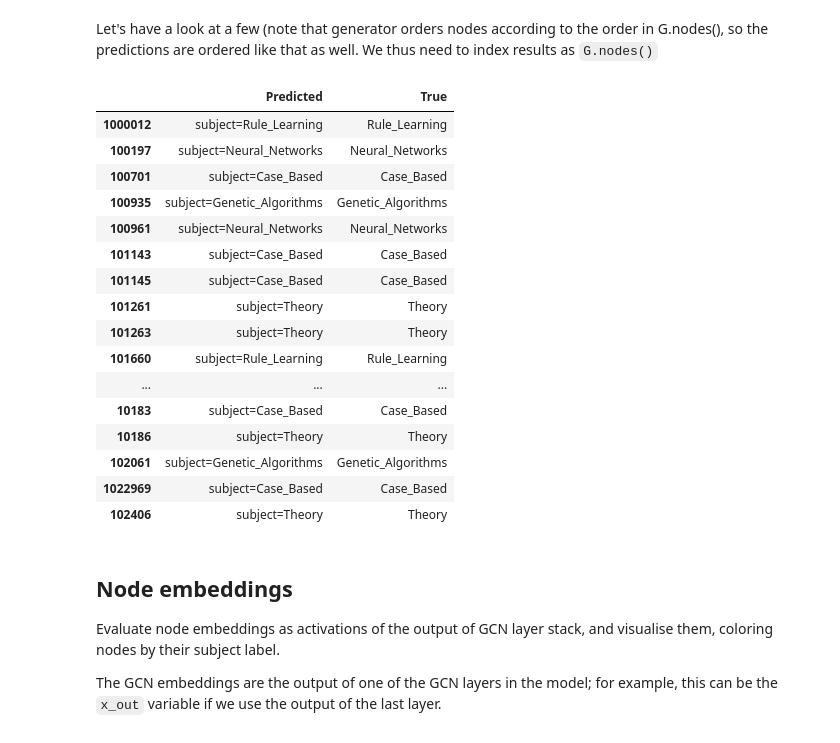
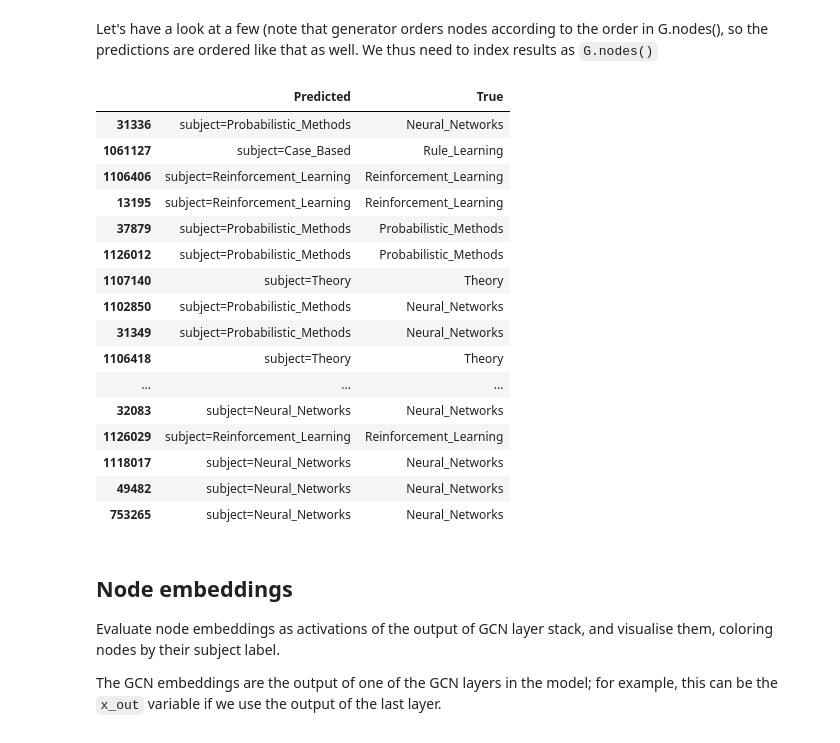
Before and after one commit to stellargraph/stellar-practical-ml-on-graphs, a Jupyter notebook: notebooks/gcn-node-classification.ipynb, the cells around one changed output. Drawn from its saved outputs; the diff is of its cells as text; code cells hidden in the pictures.

```diff
--- a/notebooks/gcn-node-classification.ipynb
+++ b/notebooks/gcn-node-classification.ipynb
@@ -215,7 +219,7 @@ model = Model(inputs=x_inp, outputs=predictions)
 model.compile(
     optimizer=optimizers.Adam(lr=0.005),
     loss=losses.categorical_crossentropy,
-    weighted_metrics=["acc"],
+    metrics=["acc"],
 )
 # %% [markdown]
 Train the model, keeping track of its loss and accuracy on the training set, and its generalisation performance on the validation set (we need to create another generator over the validation data for this)
@@ -227,10 +231,10 @@ Create callbacks for early stopping (if validation accuracy stops improving) and
 from keras.callbacks import EarlyStopping, ModelCheckpoint
 if not os.path.isdir("logs"):
     os.makedirs("logs")
-es_callback = EarlyStopping(monitor="val_weighted_acc", patience=50)  # patience is the number of epochs to wait before early stopping in case of no further improvement
+es_callback = EarlyStopping(monitor="val_acc", patience=50)  # patience is the number of epochs to wait before early stopping in case of no further improvement
 mc_callback = ModelCheckpoint(
     "logs/best_model.h5",
-    monitor="val_weighted_acc",
+    monitor="val_acc",
     save_best_only=True,
     save_weights_only=True,
 )
@@ -239,7 +243,7 @@ Train the model
 # %%
 history = model.fit_generator(
     train_gen,
-    epochs=200,
+    epochs=100,
     validation_data=val_gen,
     verbose=0,
     shuffle=False,  # this should be False, since shuffling data means shuffling the whole graph
@@ -292,4 +296,4 @@ Now let's get the predictions themselves for all nodes:
 # %%
 all_nodes = node_data.index
 all_gen = generator.flow(all_nodes)
-all_predictions = model.predict_generator(all_gen)
+all_predictions = model.predict_generator(all_gen).squeeze()
@@ -300,27 +308,28 @@ node_predictions = target_encoding.inverse_transform(all_predictions)
 # %% [markdown]
 Let's have a look at a few (note that generator orders nodes according to the order in G.nodes(), so the predictions are ordered like that as well. We thus need to index results as `G.nodes()`
 # %%
-results = pd.DataFrame(node_predictions, index=G.nodes()).idxmax(axis=1)
+#results = pd.DataFrame(node_predictions, index=G.nodes()).idxmax(axis=1)
+results = pd.DataFrame(node_predictions, index=all_nodes).idxmax(axis=1)
 df = pd.DataFrame({"Predicted": results, "True": node_data['subject']})
 df.head(20)
 # %% [output]
 |  | Predicted | True |
-| 1000012 | subject=Rule_Learning | Rule_Learning |
-| 100197 | subject=Neural_Networks | Neural_Networks |
-| 100701 | subject=Case_Based | Case_Based |
-| 100935 | subject=Genetic_Algorithms | Genetic_Algorithms |
-| 100961 | subject=Neural_Networks | Neural_Networks |
-| 101143 | subject=Case_Based | Case_Based |
-| 101145 | subject=Case_Based | Case_Based |
-| 101261 | subject=Theory | Theory |
-| 101263 | subject=Theory | Theory |
-| 101660 | subject=Rule_Learning | Rule_Learning |
+| 31336 | subject=Probabilistic_Methods | Neural_Networks |
+| 1061127 | subject=Case_Based | Rule_Learning |
+| 1106406 | subject=Reinforcement_Learning | Reinforcement_Learning |
+| 13195 | subject=Reinforcement_Learning | Reinforcement_Learning |
+| 37879 | subject=Probabilistic_Methods | Probabilistic_Methods |
+| 1126012 | subject=Probabilistic_Methods | Probabilistic_Methods |
+| 1107140 | subject=Theory | Theory |
+| 1102850 | subject=Probabilistic_Methods | Neural_Networks |
+| 31349 | subject=Probabilistic_Methods | Neural_Networks |
+| 1106418 | subject=Theory | Theory |
 | ... | ... | ... |
-| 10183 | subject=Case_Based | Case_Based |
-| 10186 | subject=Theory | Theory |
-| 102061 | subject=Genetic_Algorithms | Genetic_Algorithms |
-| 1022969 | subject=Case_Based | Case_Based |
-| 102406 | subject=Theory | Theory |
+| 32083 | subject=Neural_Networks | Neural_Networks |
+| 1126029 | subject=Reinforcement_Learning | Reinforcement_Learning |
+| 1118017 | subject=Neural_Networks | Neural_Networks |
+| 49482 | subject=Neural_Networks | Neural_Networks |
+| 753265 | subject=Neural_Networks | Neural_Networks |
 # %% [markdown]
 ## Node embeddings
 Evaluate node embeddings as activations of the output of GCN layer stack, and visualise them, coloring nodes by their subject label.
```
Also changed, not shown: parts of 14 cells of this notebook.
